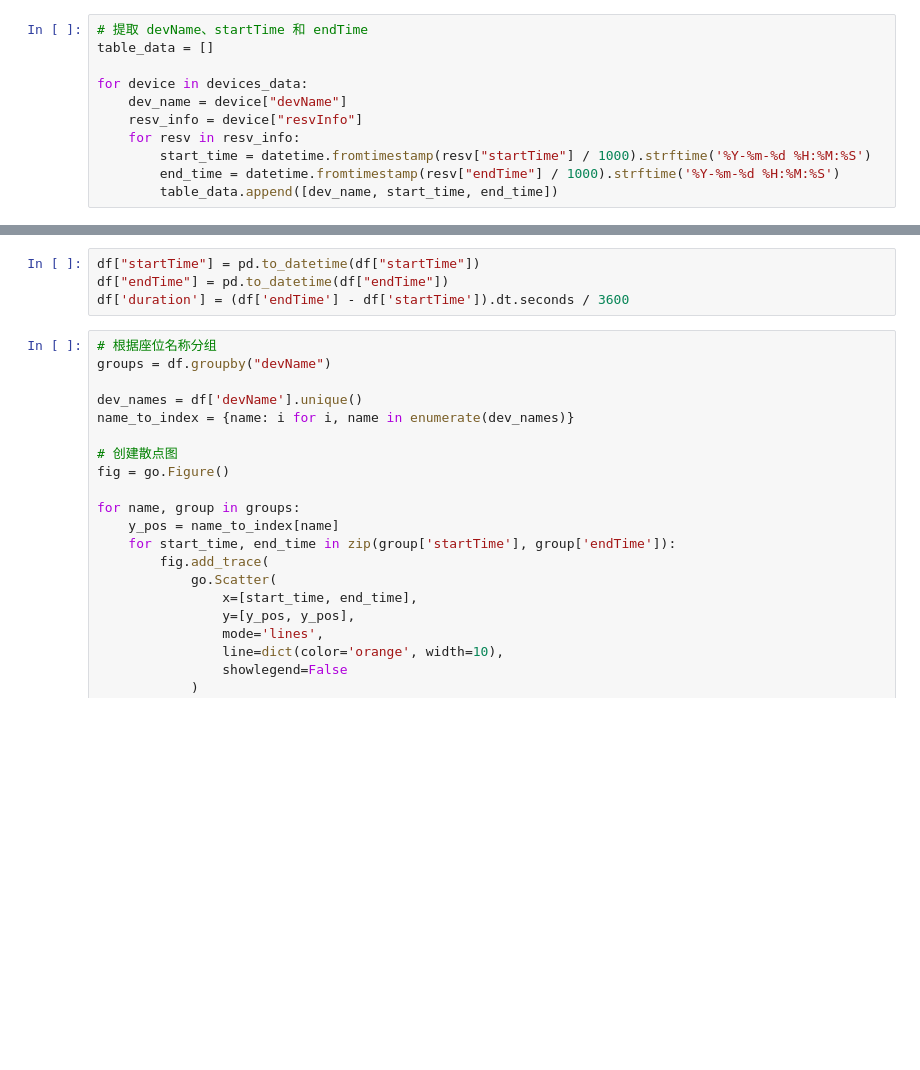
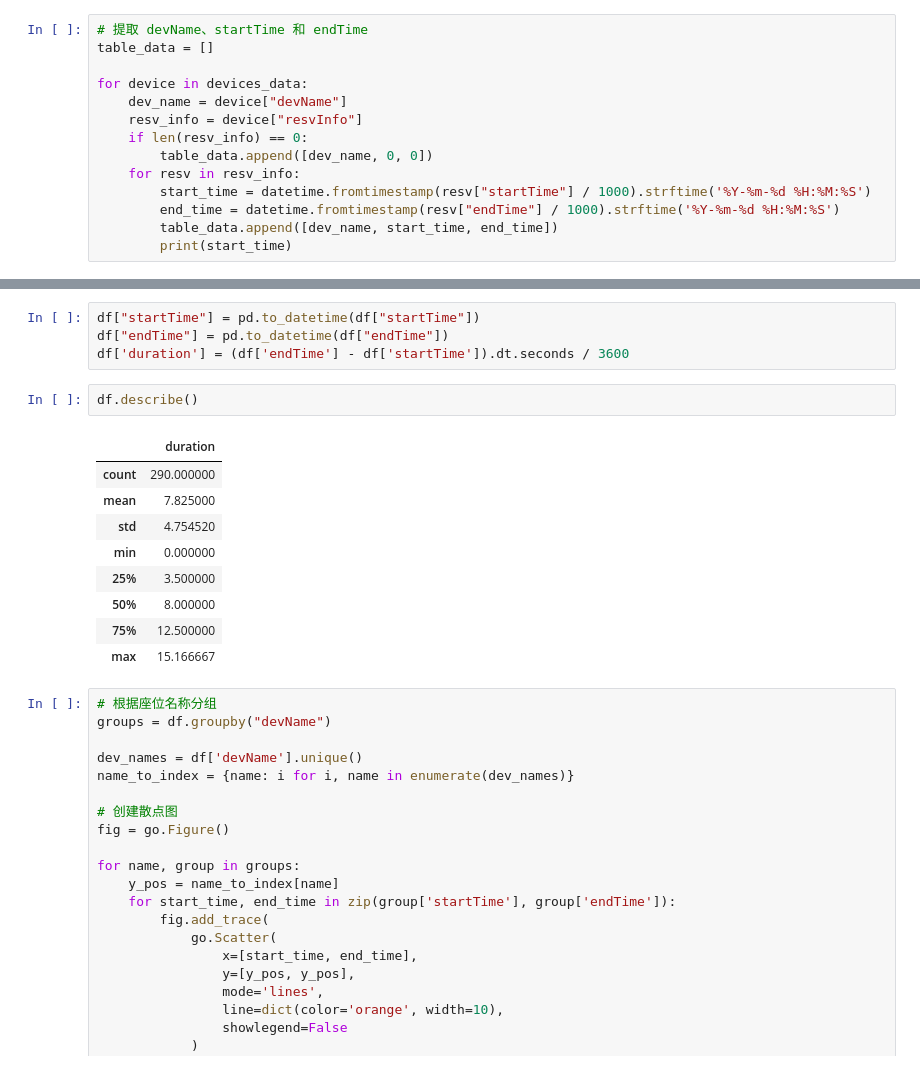
Before and after one commit to 1939323749/libzwyy-plot, a Jupyter notebook: zwyy.ipynb, the cells around one changed output, grey strips where cells are left out. Cells and saved outputs as stored; diff of their text form; blank space fills up the shorter version.

```diff
--- a/zwyy.ipynb
+++ b/zwyy.ipynb
@@ -70,10 +94,13 @@ table_data = []
 for device in devices_data:
     dev_name = device["devName"]
     resv_info = device["resvInfo"]
+    if len(resv_info) == 0:
+        table_data.append([dev_name, 0, 0])
     for resv in resv_info:
         start_time = datetime.fromtimestamp(resv["startTime"] / 1000).strftime('%Y-%m-%d %H:%M:%S')
         end_time = datetime.fromtimestamp(resv["endTime"] / 1000).strftime('%Y-%m-%d %H:%M:%S')
         table_data.append([dev_name, start_time, end_time])
+        print(start_time)
 # %%
 # 使用 pandas 创建 DataFrame
 columns = ["devName", "startTime", "endTime"]
@@ -82,6 +109,18 @@ df = pd.DataFrame(table_data, columns=columns)
 df["startTime"] = pd.to_datetime(df["startTime"])
 df["endTime"] = pd.to_datetime(df["endTime"])
 df['duration'] = (df['endTime'] - df['startTime']).dt.seconds / 3600
+# %%
+df.describe()
+# %% [output]
+|  | duration |
+| count | 290.000000 |
+| mean | 7.825000 |
+| std | 4.754520 |
+| min | 0.000000 |
+| 25% | 3.500000 |
+| 50% | 8.000000 |
+| 75% | 12.500000 |
+| max | 15.166667 |
 # %%
 # 根据座位名称分组
 groups = df.groupby("devName")
```
Also changed, not shown: parts of 3 cells of this notebook.
